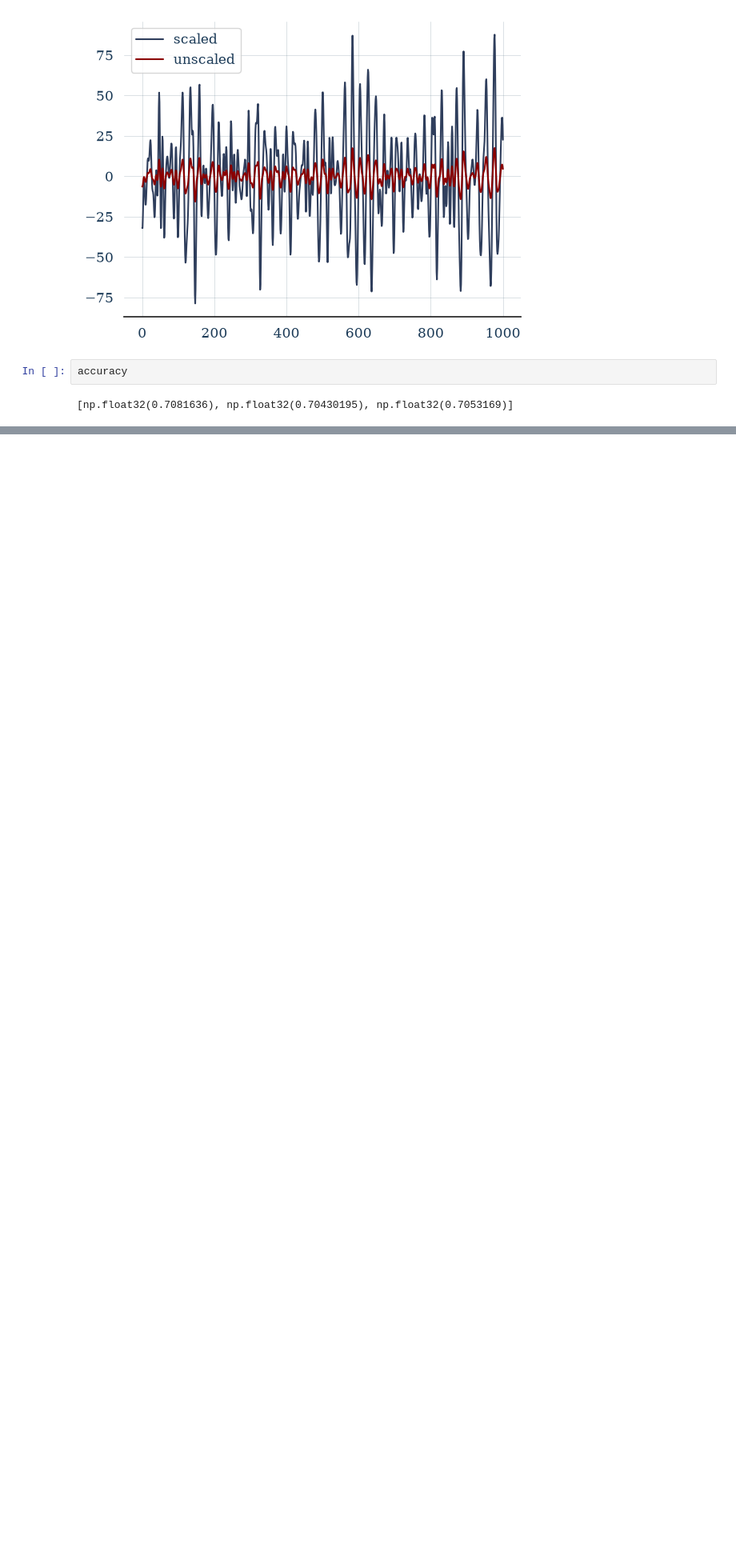
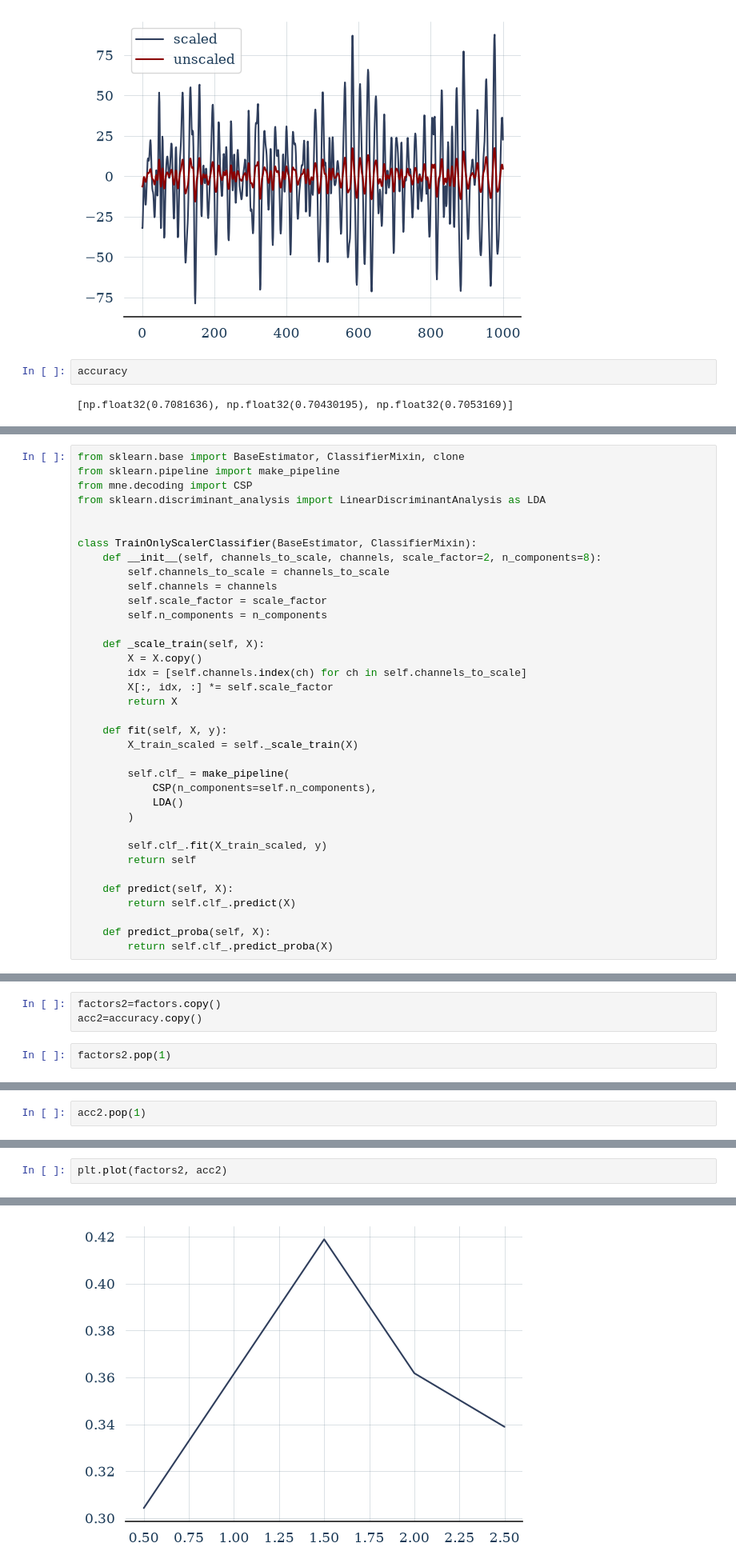
Before and after one commit to HindAlz/EEGMotorImagery-Classification, a Jupyter notebook: Code/6_RobustScale.ipynb, the cells around one changed output, grey strips where cells are left out. Shown at 80% size. Saved outputs shown, nothing was run; the diff lists cells and outputs as text; blank space fills up the shorter version.

```diff
--- a/Code/6_RobustScale.ipynb
+++ b/Code/6_RobustScale.ipynb
@@ -556,0 +408,36 @@ Avg macro F1=  0.0
+# %%
+from sklearn.base import BaseEstimator, ClassifierMixin, clone
+from sklearn.pipeline import make_pipeline
+from mne.decoding import CSP
+from sklearn.discriminant_analysis import LinearDiscriminantAnalysis as LDA
+
+
+class TrainOnlyScalerClassifier(BaseEstimator, ClassifierMixin):
+    def __init__(self, channels_to_scale, channels, scale_factor=2, n_components=8):
+        self.channels_to_scale = channels_to_scale
+        self.channels = channels
+        self.scale_factor = scale_factor
+        self.n_components = n_components
+
+    def _scale_train(self, X):
+        X = X.copy()
+        idx = [self.channels.index(ch) for ch in self.channels_to_scale]
+        X[:, idx, :] *= self.scale_factor
+        return X
+
+    def fit(self, X, y):
+        X_train_scaled = self._scale_train(X)
+
+        self.clf_ = make_pipeline(
+            CSP(n_components=self.n_components),
+            LDA()
+        )
+
+        self.clf_.fit(X_train_scaled, y)
+        return self
+
+    def predict(self, X):
+        return self.clf_.predict(X)
+
+    def predict_proba(self, X):
+        return self.clf_.predict_proba(X)
@@ -556,0 +596,5 @@ Avg macro F1=  0.0
+# %%
+factors2=factors.copy()
+acc2=accuracy.copy()
+# %%
+factors2.pop(1)
@@ -556,0 +603,2 @@ Avg macro F1=  0.0
+# %%
+acc2.pop(1)
@@ -556,0 +607,3 @@ Avg macro F1=  0.0
+# %%
+plt.plot(factors2, acc2)
+# %% [output]
@@ -556,0 +611 @@ Avg macro F1=  0.0
+[figure, added]
```
Also changed, not shown: parts of 17 cells of this notebook.
